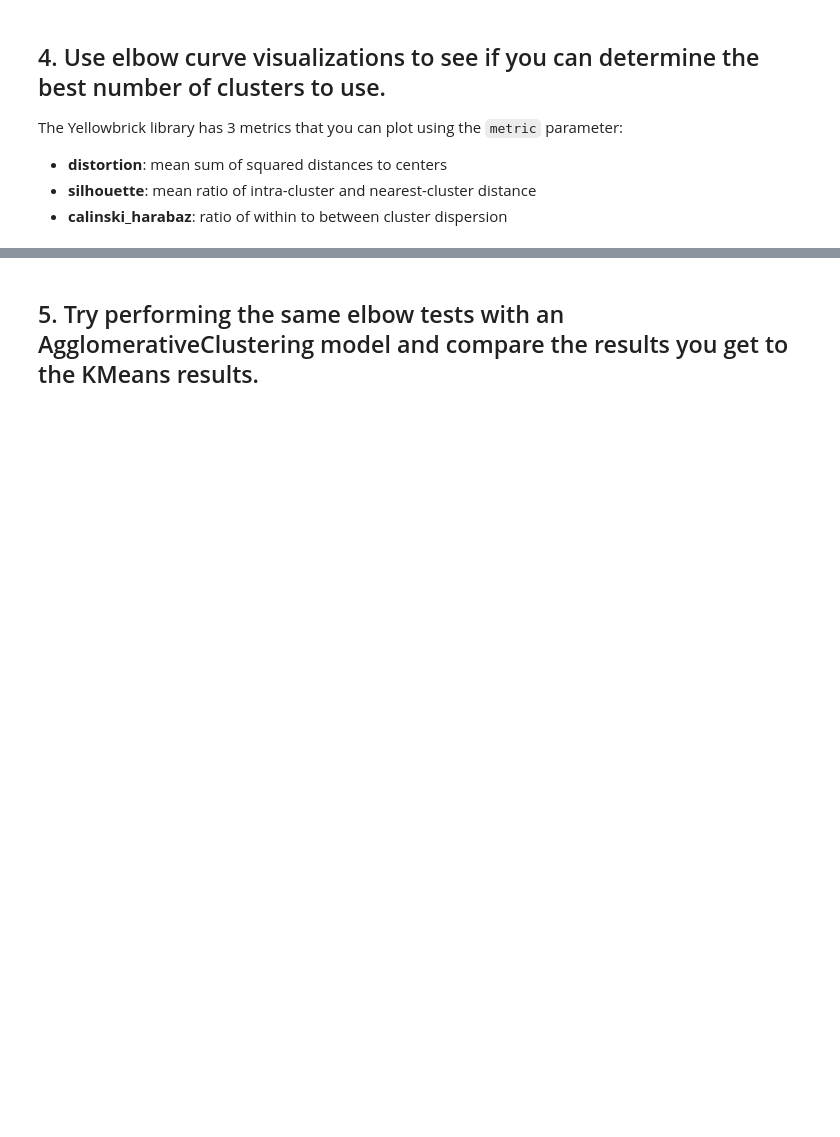
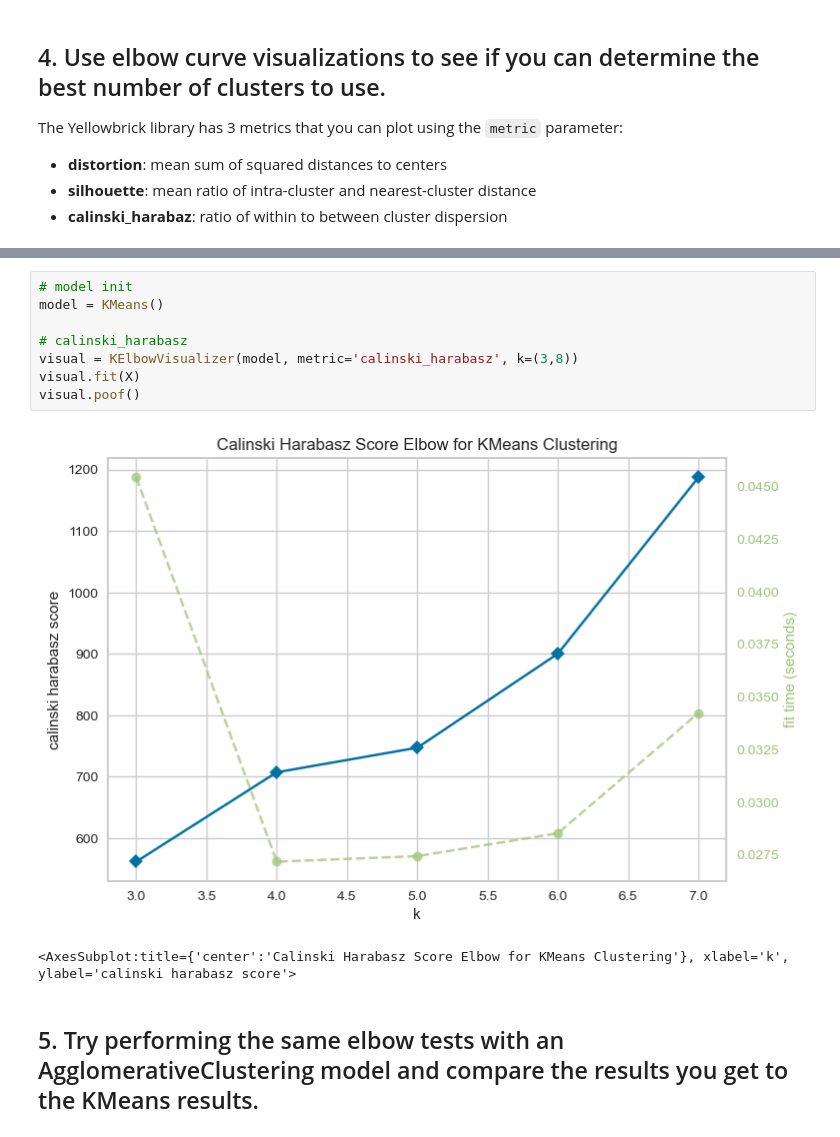
Before and after one commit to Ironhack-Data-Madrid-Abril-2023/7.4-lab_unsupervised_learning_evaluation, a Jupyter notebook: your-code/main.ipynb, the cells around one changed output, grey strips where cells are left out. Cells and saved outputs as stored; diff of their text form; blank space fills up the shorter version.

```diff
--- a/your-code/main.ipynb
+++ b/your-code/main.ipynb
@@ -82,2 +107,13 @@ The Yellowbrick library has 3 metrics that you can plot using the `metric` param
+# %%
+# model init
+model = KMeans()
+
+# calinski_harabasz
+visual = KElbowVisualizer(model, metric='calinski_harabasz', k=(3,8))
+visual.fit(X)
+visual.poof()
+# %% [output]
+[figure, added]
+<AxesSubplot:title={'center':'Calinski Harabasz Score Elbow for KMeans Clustering'}, xlabel='k', ylabel='calinski harabasz score'>
 # %% [markdown]
 ## 5. Try performing the same elbow tests with an AgglomerativeClustering model and compare the results you get to the KMeans results.
```
Also changed, not shown: parts of 5 cells of this notebook.
